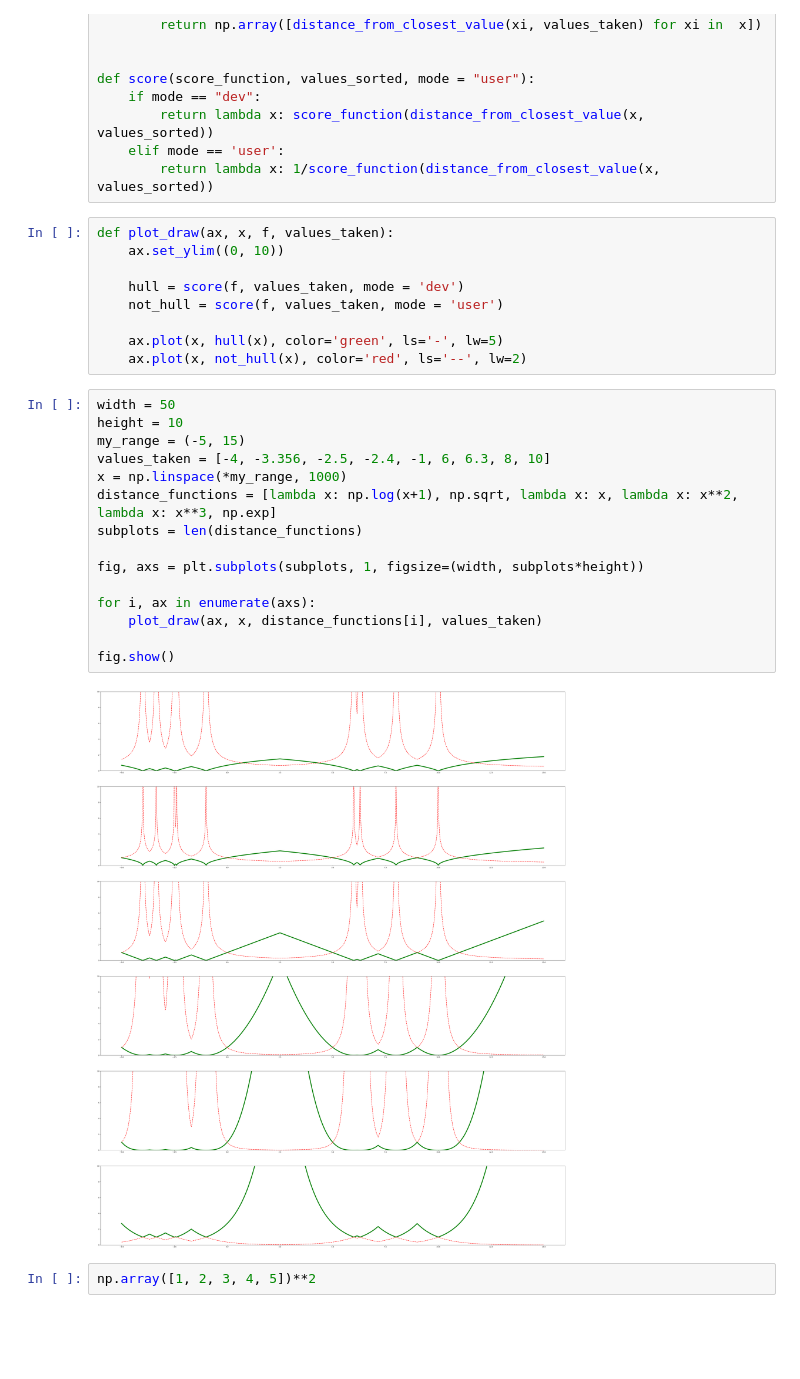
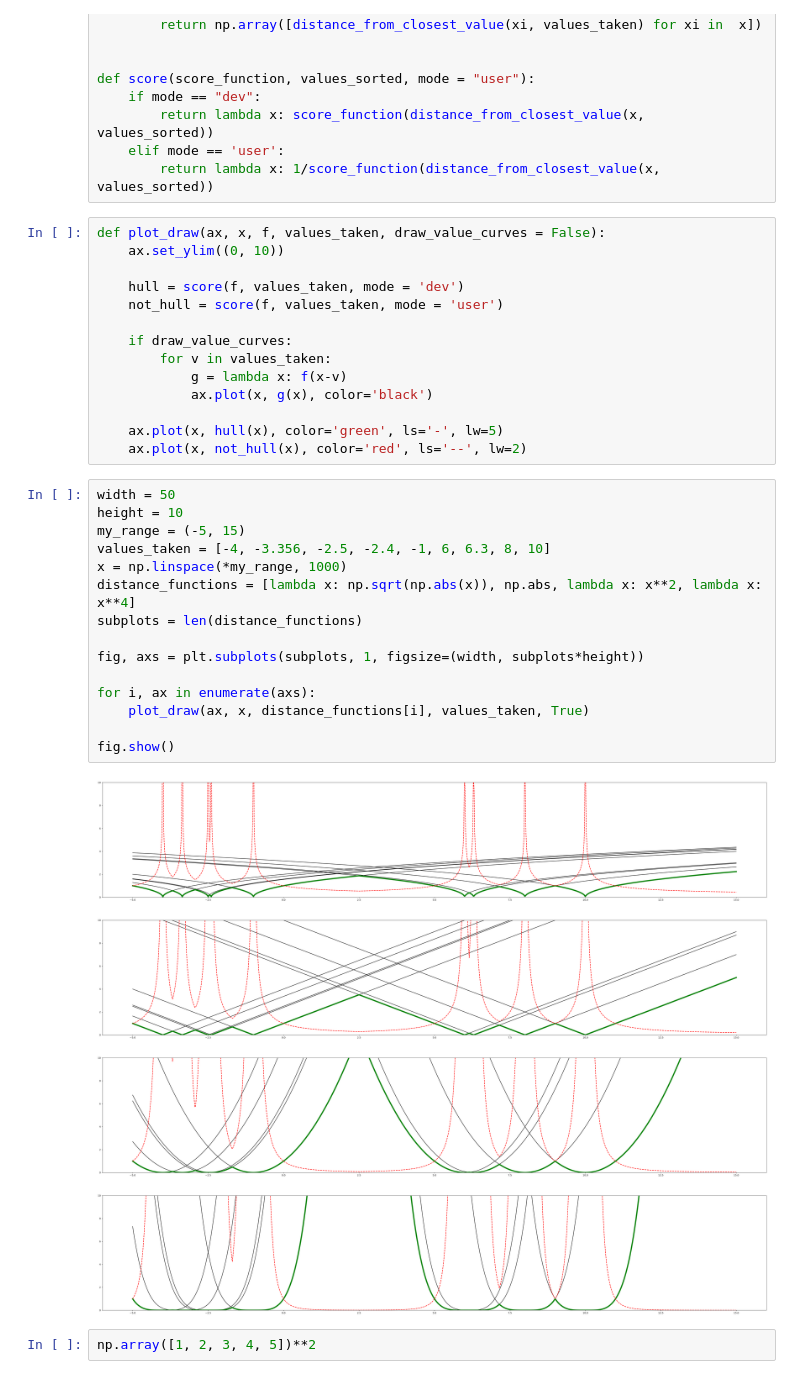
Before and after one commit to AlyLanier/neo4j2graph, a Jupyter notebook: arcane2graph/neo4j_UserDefined_Functions/test_show.ipynb, the cells around one changed output. Cells and saved outputs as stored; diff of their text form; blank space fills up the shorter version.

```diff
--- a/arcane2graph/neo4j_UserDefined_Functions/test_show.ipynb
+++ b/arcane2graph/neo4j_UserDefined_Functions/test_show.ipynb
@@ -16,31 +16,36 @@ def score(score_function, values_sorted, mode = "user"):
     elif mode == 'user':
         return lambda x: 1/score_function(distance_from_closest_value(x, values_sorted))
 # %%
-def plot_draw(ax, x, f, values_taken):
+def plot_draw(ax, x, f, values_taken, draw_value_curves = False):
     ax.set_ylim((0, 10))
 
     hull = score(f, values_taken, mode = 'dev')
     not_hull = score(f, values_taken, mode = 'user')
 
+    if draw_value_curves:
+        for v in values_taken:
+            g = lambda x: f(x-v)
+            ax.plot(x, g(x), color='black')
+
     ax.plot(x, hull(x), color='green', ls='-', lw=5)
     ax.plot(x, not_hull(x), color='red', ls='--', lw=2)
 # %%
 width = 50
 height = 10
 my_range = (-5, 15)
 values_taken = [-4, -3.356, -2.5, -2.4, -1, 6, 6.3, 8, 10]
 x = np.linspace(*my_range, 1000)
-distance_functions = [lambda x: np.log(x+1), np.sqrt, lambda x: x, lambda x: x**2, lambda x: x**3, np.exp]
+distance_functions = [lambda x: np.sqrt(np.abs(x)), np.abs, lambda x: x**2, lambda x: x**4]
 subplots = len(distance_functions)
 
 fig, axs = plt.subplots(subplots, 1, figsize=(width, subplots*height))
 
 for i, ax in enumerate(axs):
-    plot_draw(ax, x, distance_functions[i], values_taken)
+    plot_draw(ax, x, distance_functions[i], values_taken, True)
 
 fig.show()
 # %% [output]
-[figure, old version]
+[figure, new version]
 # %%
 np.array([1, 2, 3, 4, 5])**2
 # %% [output]
```
